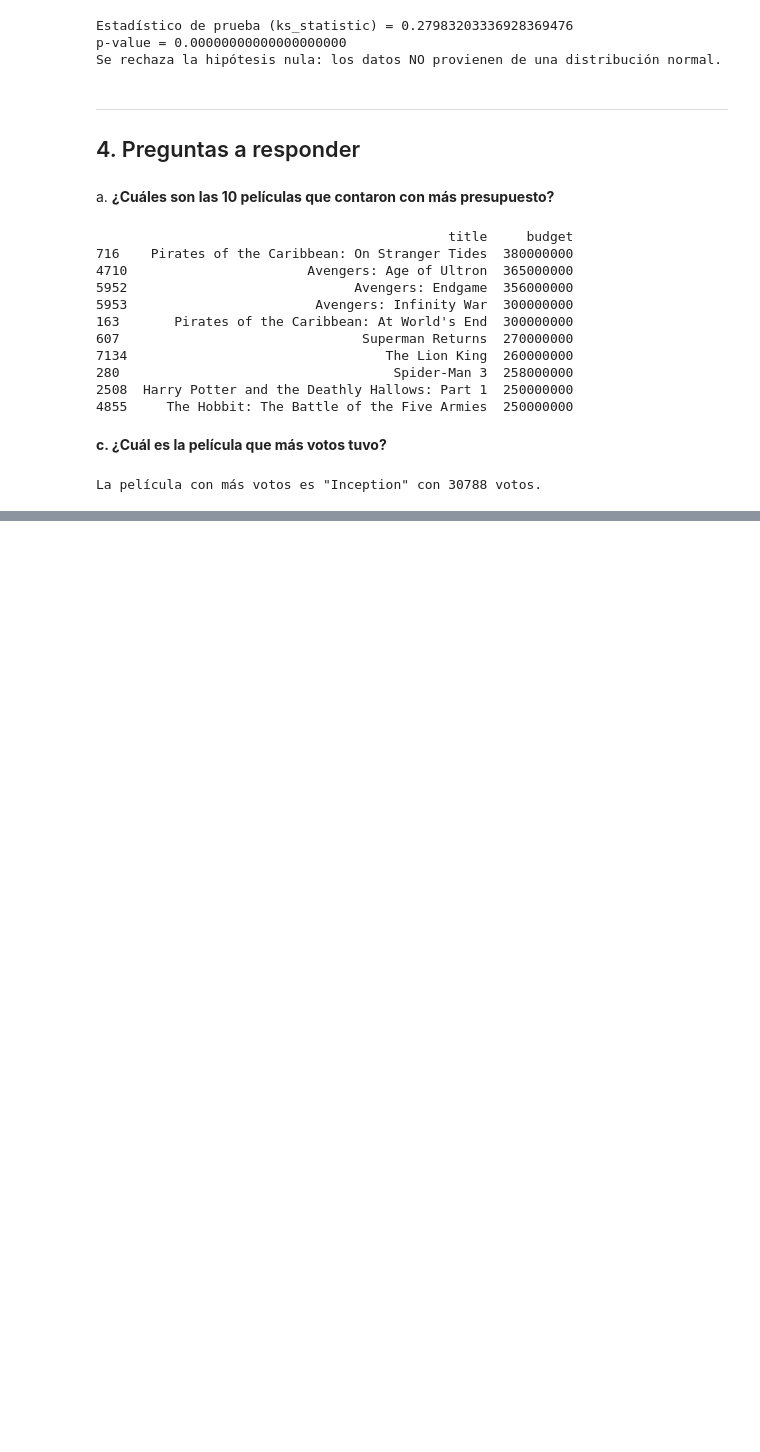
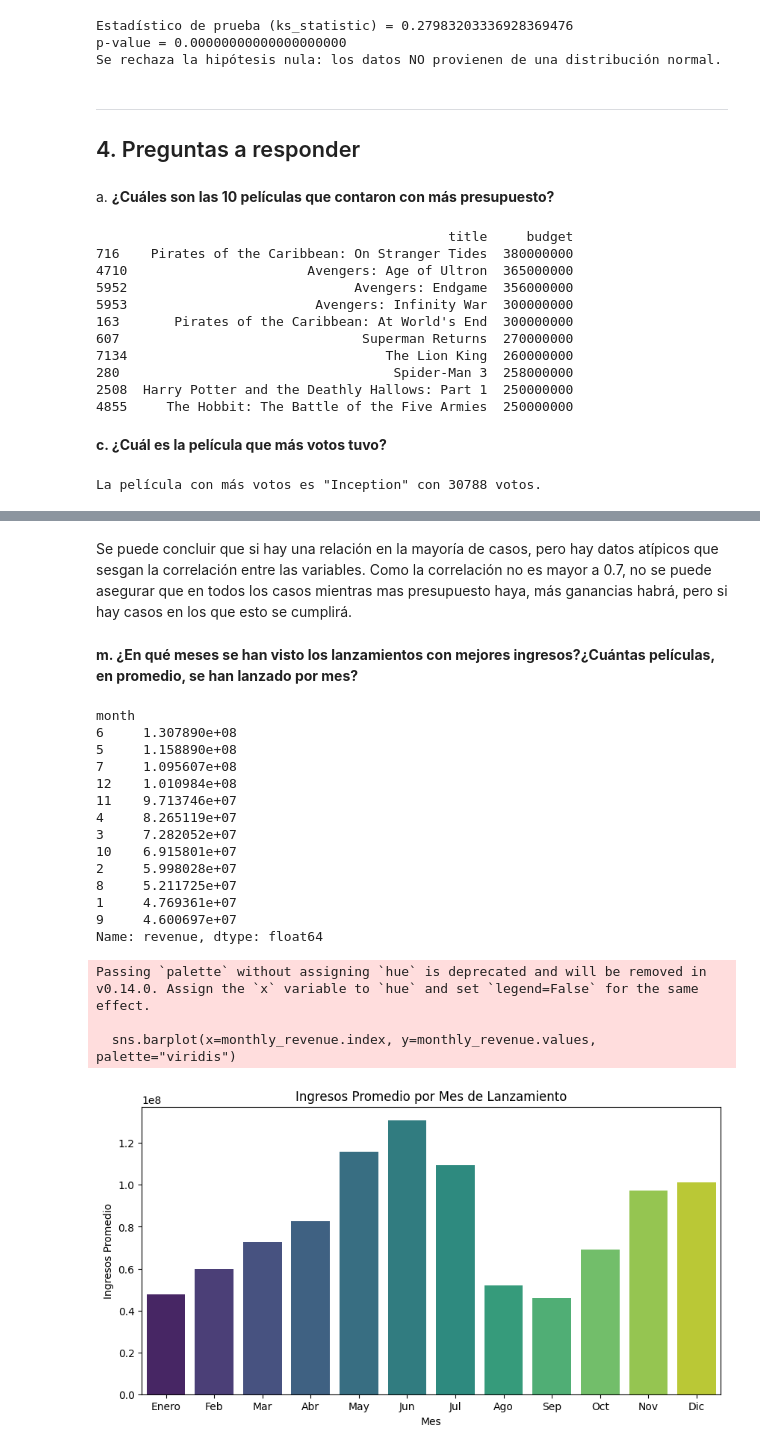
Before and after one commit to angelargd8/HDT01-MDD, a Jupyter notebook: main.ipynb, the cells around one changed output, grey strips where cells are left out. Saved outputs shown, nothing was run; the diff lists cells and outputs as text; code cells hidden in the pictures; blank space fills up the shorter version.

```diff
--- a/main.ipynb
+++ b/main.ipynb
@@ -370,0 +450,38 @@ El año con más películas fue 2021 con 333 películas.
+# %% [markdown]
+Se puede concluir que si hay una relación en la mayoría de casos, pero hay datos atípicos que sesgan la correlación entre las variables. Como la correlación no es mayor a 0.7, no se puede asegurar que en todos los casos mientras mas presupuesto haya, más ganancias habrá, pero si hay casos en los que esto se cumplirá.
+# %% [markdown]
+**m. ¿En qué meses se han visto los lanzamientos con mejores ingresos?¿Cuántas películas, en promedio, se han lanzado por mes?**
+# %%
+# en que meses se han visto lanzamientos con mejor ingreso
+
+df["month"] = df["releaseDate"].dt.month
+# Calcular el ingreso promedio por mes
+monthly_revenue = df.groupby("month")["revenue"].mean().sort_values(ascending=False)
+
+print(monthly_revenue)
+plt.figure(figsize=(10, 5))
+sns.barplot(x=monthly_revenue.index, y=monthly_revenue.values, palette="viridis")
+plt.xlabel("Mes")
+plt.ylabel("Ingresos Promedio")
+plt.title("Ingresos Promedio por Mes de Lanzamiento")
+plt.xticks(ticks=range(0, 12), labels=["Enero", "Feb", "Mar", "Abr", "May", "Jun", "Jul", "Ago", "Sep", "Oct", "Nov", "Dic"])
+plt.show()
+# %% [output]
+month
+6     1.307890e+08
+5     1.158890e+08
+7     1.095607e+08
+12    1.010984e+08
+11    9.713746e+07
+4     8.265119e+07
+3     7.282052e+07
+10    6.915801e+07
+2     5.998028e+07
+8     5.211725e+07
+1     4.769361e+07
+9     4.600697e+07
+Name: revenue, dtype: float64
+Passing `palette` without assigning `hue` is deprecated and will be removed in v0.14.0. Assign the `x` variable to `hue` and set `legend=False` for the same effect.
+
+  sns.barplot(x=monthly_revenue.index, y=monthly_revenue.values, palette="viridis")
+[figure, added]
```
Also changed, not shown: parts of 12 cells of this notebook.
